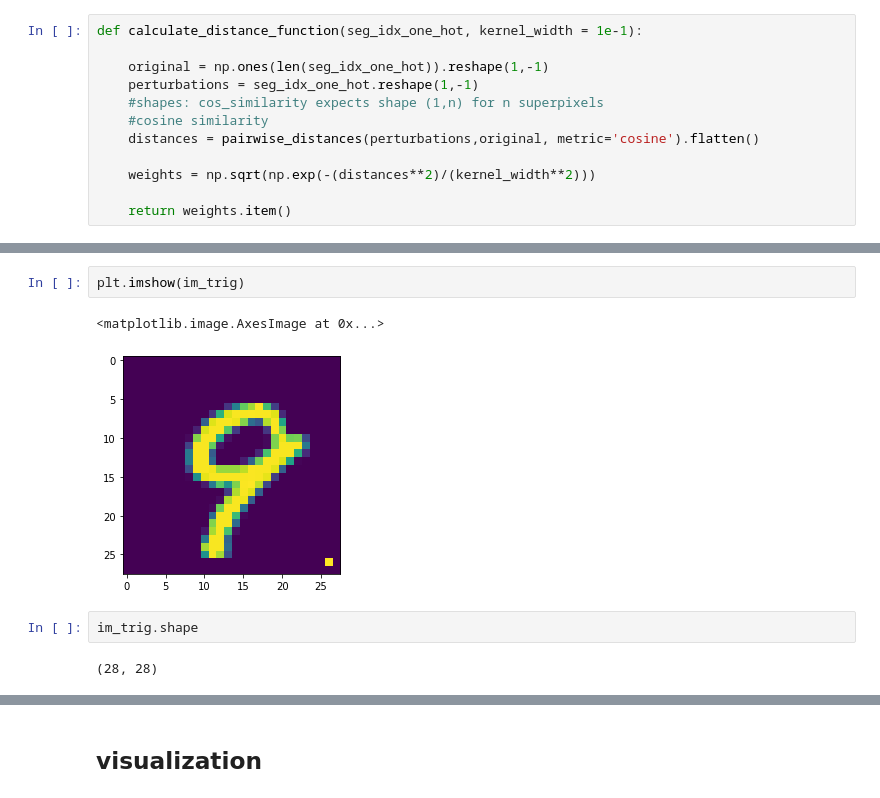
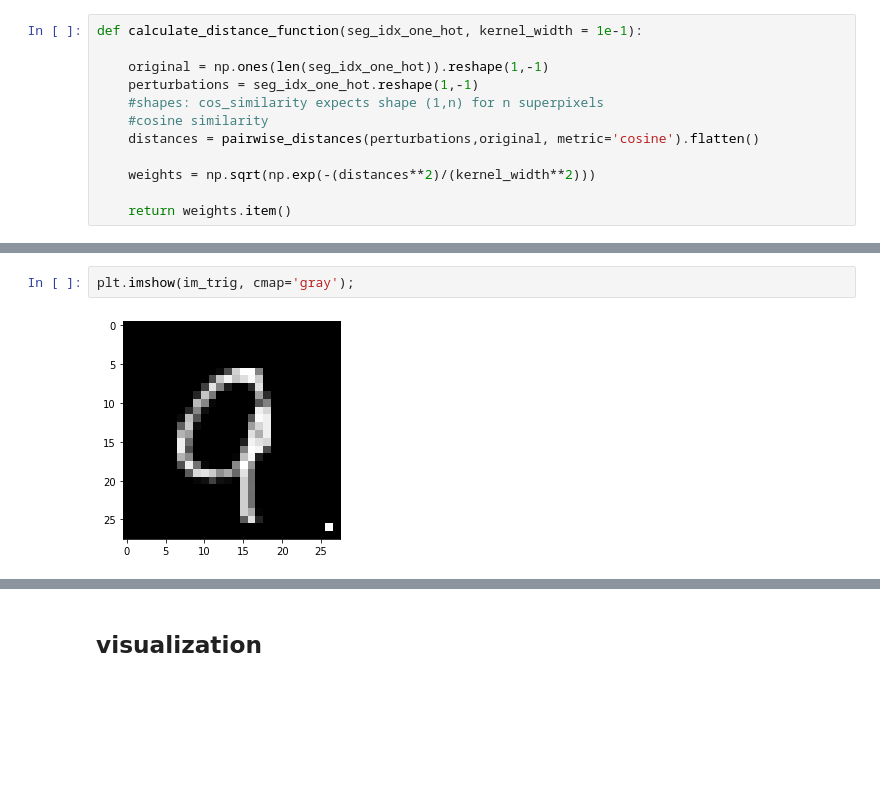
Before and after one commit to jonathanhuml/interpretable_citrus, a Jupyter notebook: TO_MNIST_BadNets.ipynb, the cells around one changed output, grey strips where cells are left out. Saved outputs shown, nothing was run; the diff lists cells and outputs as text; blank space fills up the shorter version.

```diff
--- a/TO_MNIST_BadNets.ipynb
+++ b/TO_MNIST_BadNets.ipynb
@@ -380,12 +451,7 @@ def calculate_distance_function(seg_idx_one_hot, kernel_width = 1e-1):
 # %%
-plt.imshow(im_trig)
+plt.imshow(im_trig, cmap='gray');
 # %% [output]
-<matplotlib.image.AxesImage at 0x...>
-[figure, old version]
+[figure, new version]
-# %%
-im_trig.shape
-# %% [output]
-(28, 28)
 # %%
 mu_n, s_n, segments = bayesian_LIME_fit(np.reshape(im_trig, (1, 28, 28, 1)), model_badnet)
 # %% [output]
```
Also changed, not shown: parts of 43 cells of this notebook.
